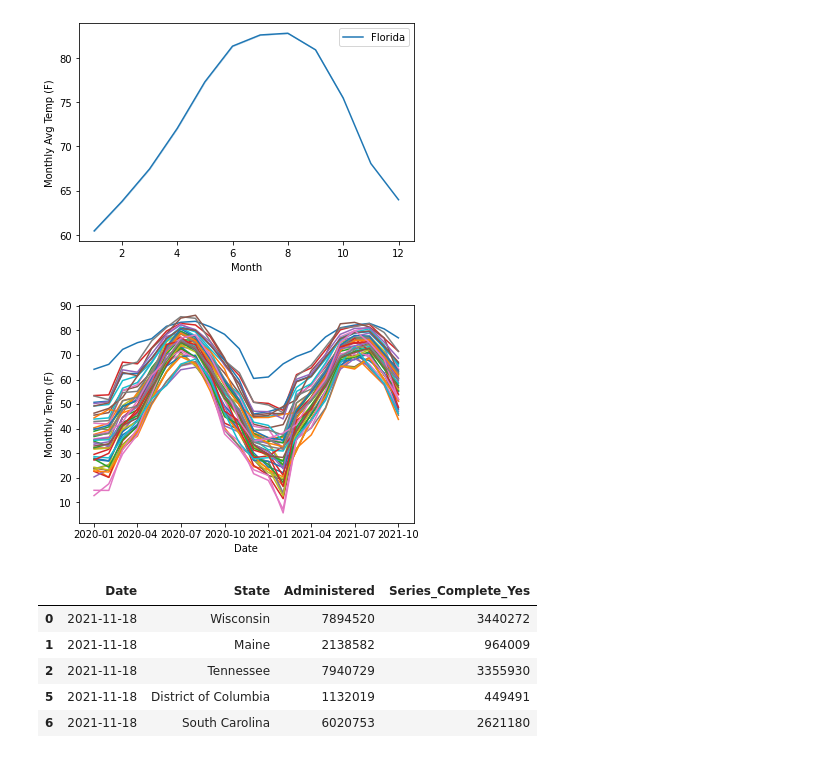
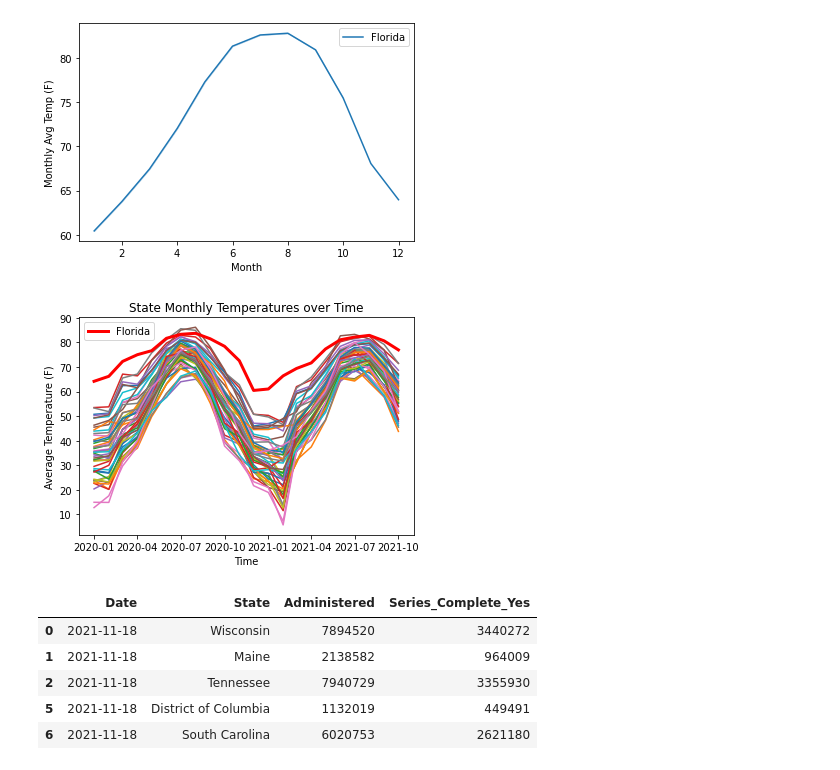
Before and after one commit to amichaelsen/COVID_project, a Jupyter notebook: analysis/data_merge_and_eda.ipynb, the cells around one changed output. Drawn from its saved outputs; the diff is of its cells as text; code cells hidden in the pictures.

Commit message:
created new weather plots and saved

```diff
--- a/analysis/data_merge_and_eda.ipynb
+++ b/analysis/data_merge_and_eda.ipynb
@@ -103,10 +103,18 @@ ax = plot_states_over_time(all_weather, ['Florida'], 'Monthly Avg Temp (F)', tim
 # %%
 all_weather['Date'] = pd.to_datetime(all_weather['Year'].astype(str) + all_weather['Month'].astype(str), format='%Y%m')
 all_weather.head()
 ax = plot_states_over_time(all_weather, states_only, 'Monthly Temp (F)', time_col="Date")
 ax.remove()
+sns.lineplot(data=all_weather[all_weather['State']=='Florida'],
+             x='Date', y='Monthly Temp (F)',
+             linewidth = 3, color='red', label='Florida');
+plt.legend();
+plt.title("State Monthly Temperatures over Time");
+plt.ylabel("Average Temperature (F)");
+plt.xlabel("Time");
+plt.savefig(fname="../figures/state_month_temps_FL.png")
 # %% [output]
-[figure, old version]
+[figure, new version]
 # %%
 vaccine_data.loc[:,'Date'] = pd.to_datetime(vaccine_data['Date'])
 vaccine_data.head()
```
Also changed, not shown: parts of 6 cells of this notebook, 2 other files.
